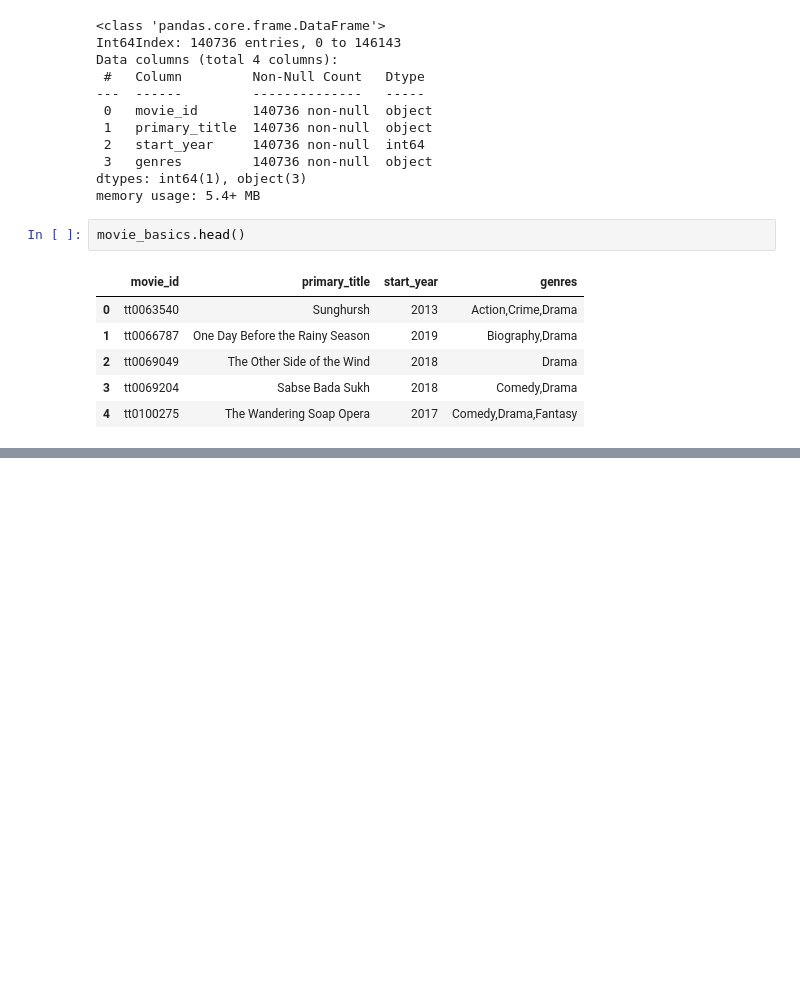
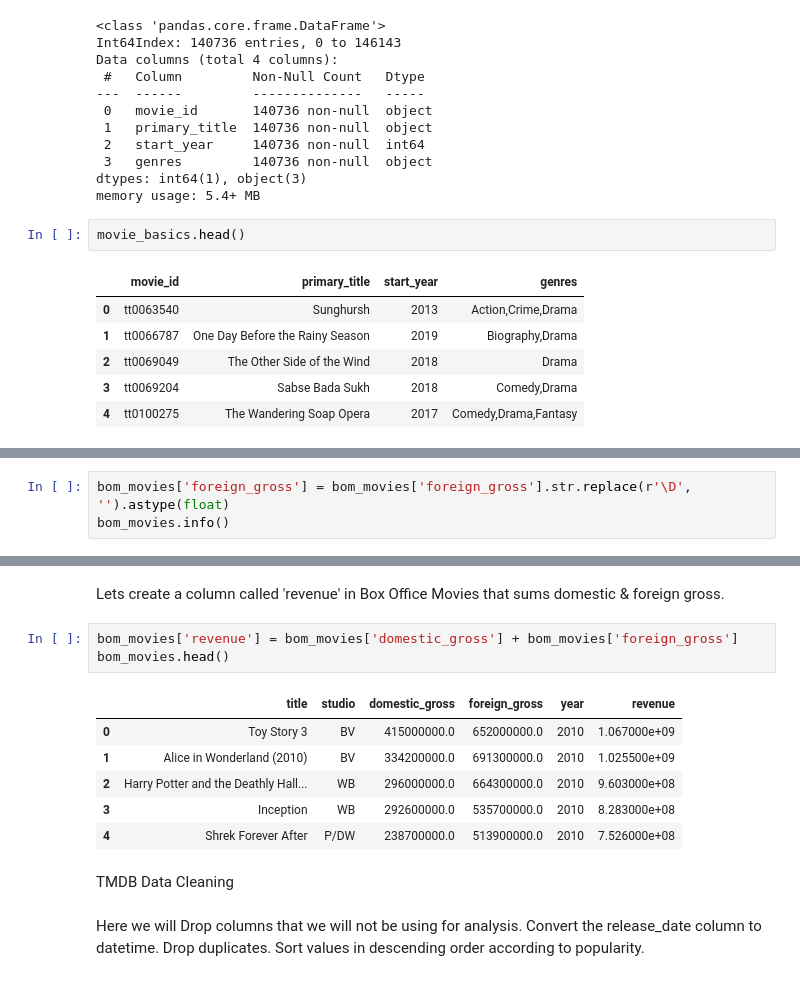
Before and after one commit to KeruboJ/dsc-phase-1-project-v2-4, a Jupyter notebook: student.ipynb, the cells around one changed output, grey strips where cells are left out. Saved outputs shown, nothing was run; the diff lists cells and outputs as text; blank space fills up the shorter version.

```diff
--- a/student.ipynb
+++ b/student.ipynb
@@ -354,0 +392,3 @@ movie_basics.head()
+# %%
+bom_movies['foreign_gross'] = bom_movies['foreign_gross'].str.replace(r'\D', '').astype(float)
+bom_movies.info()
@@ -354,0 +408,20 @@ movie_basics.head()
+# %% [markdown]
+Lets create a column called 'revenue' in Box Office Movies that sums domestic & foreign gross.
+# %%
+bom_movies['revenue'] = bom_movies['domestic_gross'] + bom_movies['foreign_gross']
+bom_movies.head()
+# %% [output]
+|  | title | studio | domestic_gross | foreign_gross | year | revenue |
+| 0 | Toy Story 3 | BV | 415000000.0 | 652000000.0 | 2010 | 1.067000e+09 |
+| 1 | Alice in Wonderland (2010) | BV | 334200000.0 | 691300000.0 | 2010 | 1.025500e+09 |
+| 2 | Harry Potter and the Deathly Hall... | WB | 296000000.0 | 664300000.0 | 2010 | 9.603000e+08 |
+| 3 | Inception | WB | 292600000.0 | 535700000.0 | 2010 | 8.283000e+08 |
+| 4 | Shrek Forever After | P/DW | 238700000.0 | 513900000.0 | 2010 | 7.526000e+08 |
+# %% [markdown]
+TMDB Data Cleaning
+# %% [markdown]
+Here we will
+Drop columns that we will not be using for analysis.
+ Convert the release_date column to datetime.
+ Drop duplicates.
+ Sort values in descending order according to popularity.
```
Also changed, not shown: parts of 10 cells of this notebook.
